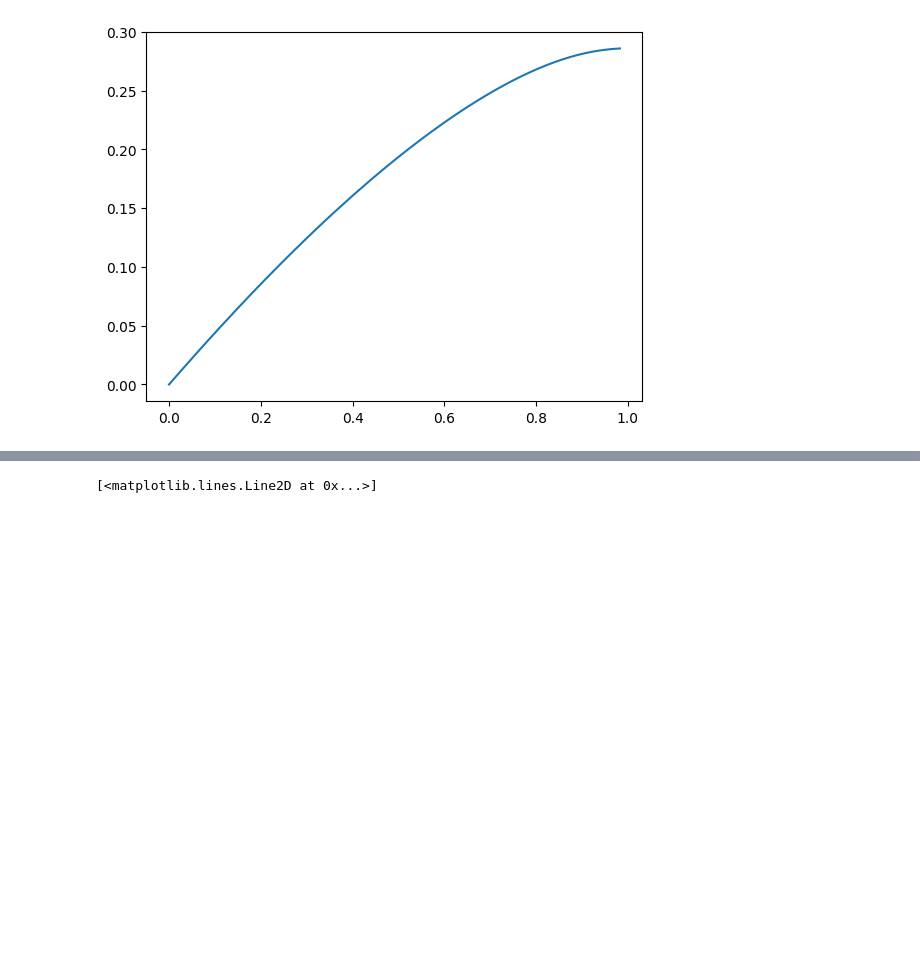
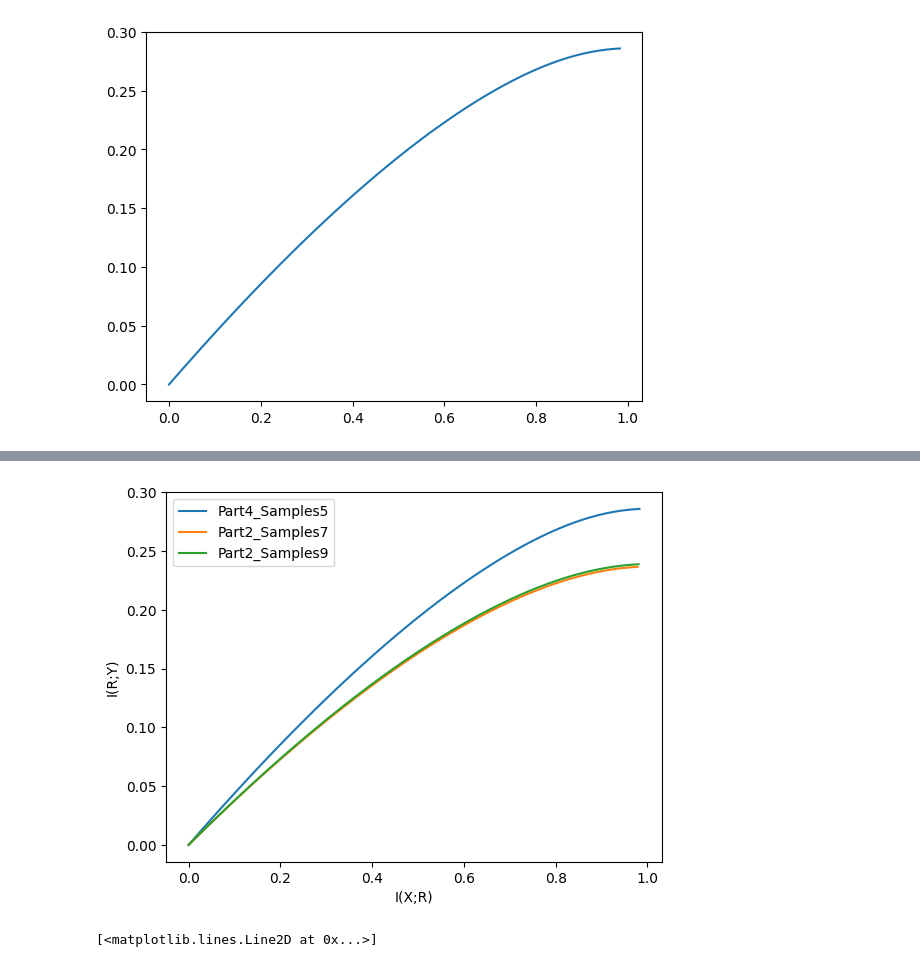
Before and after one commit to jacobaparker/Copy_Murphy2021, a Jupyter notebook: IB_bounds.ipynb, the cells around one changed output, grey strips where cells are left out. Drawn from its saved outputs; the diff is of its cells as text; code cells hidden in the pictures; blank space fills up the shorter version.

```diff
--- a/IB_bounds.ipynb
+++ b/IB_bounds.ipynb
@@ -440,3 +503,17 @@ plt.plot(IBbound['I_XR'], IBbound['I_RY'], label='IB Bound')
+# %%
+Xset3 = np.array(list(product(range(2), repeat=9)))
+p_XgY3 = P_partsamples_g_source_parallel(Xset3, mean_neg, mean_pos, std, cuts2, h=h, window_size=None)
+IBbound3 = utils.get_IB_bound(p_XgY3, p_Y, N_threads=22)
+# %%
+plt.plot(IBbound['I_XR'], IBbound['I_RY'], label='Part4_Samples5')
+plt.plot(IBbound2['I_XR'], IBbound2['I_RY'], label='Part2_Samples7')
+plt.plot(IBbound3['I_XR'], IBbound3['I_RY'], label='Part2_Samples9')
+plt.xlabel('I(X;R)')
+plt.ylabel('I(R;Y)')
+plt.legend()
+plt.show()
+# %% [output]
+[figure, added]
 # %%
 participant_id = "DCB"
 trials_df, samples_df, block_metadata_df = prepare_subject_data(participant_id)
```
Also changed, not shown: parts of 22 cells of this notebook.
